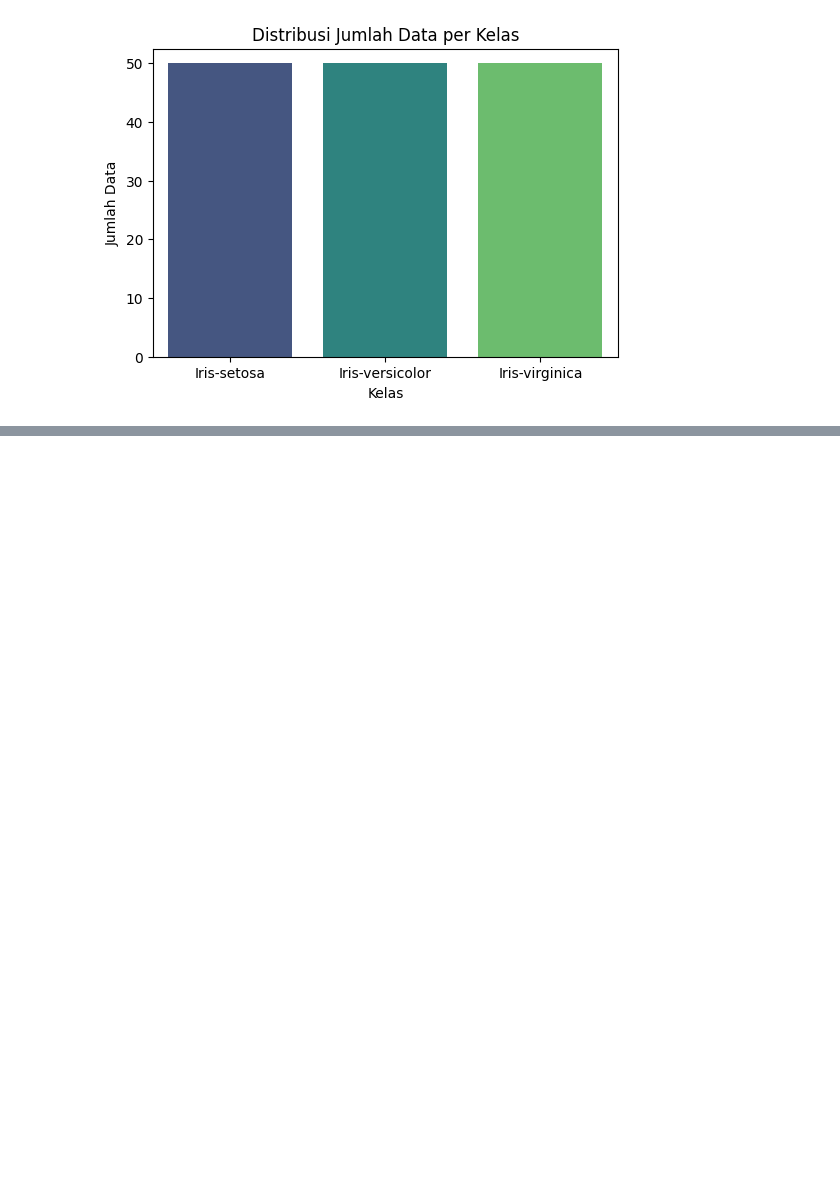
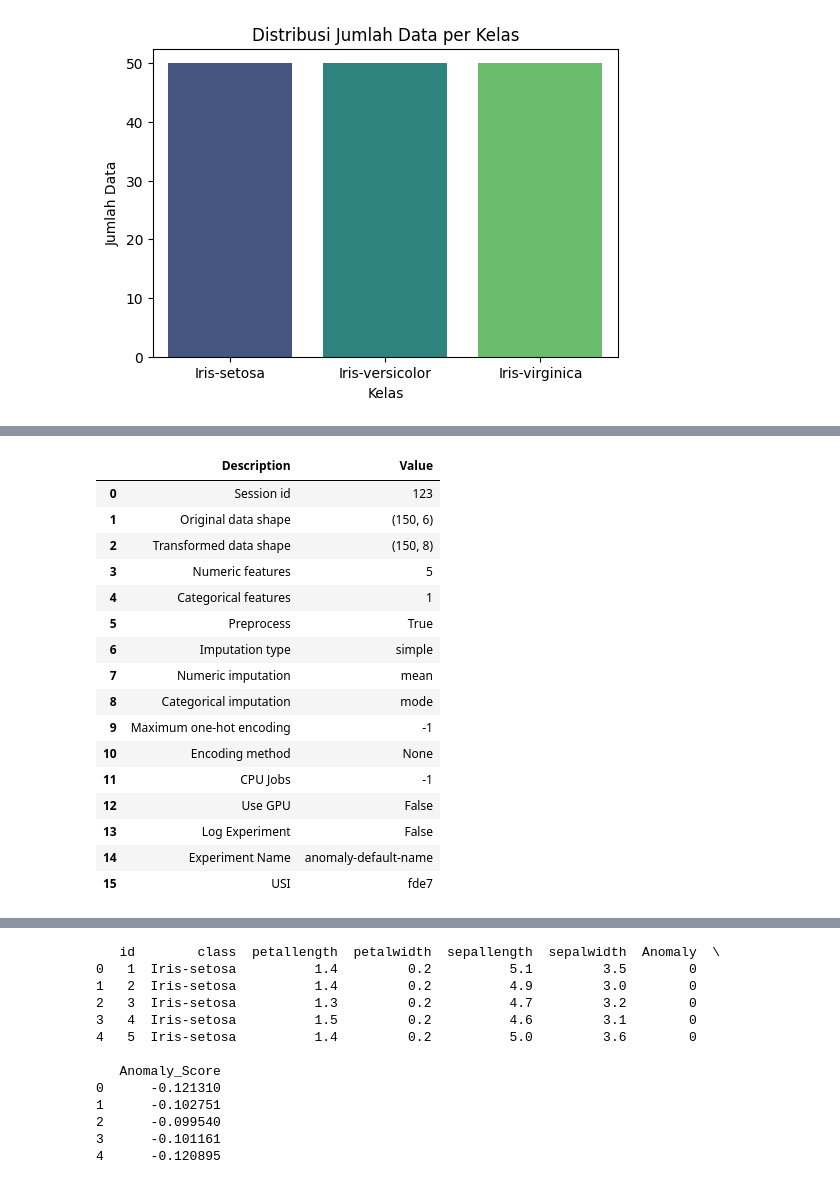
Before and after one commit to AqbilBarakaa/psd, a Jupyter notebook: psd/_build/jupyter_execute/DataUnderstanding.ipynb, the cells around one changed output, grey strips where cells are left out. Cells and saved outputs as stored; diff of their text form; code cells hidden in the pictures; blank space fills up the shorter version.

```diff
--- a/psd/_build/jupyter_execute/DataUnderstanding.ipynb
+++ b/psd/_build/jupyter_execute/DataUnderstanding.ipynb
@@ -357,0 +544,39 @@ Verifikasi kualitas data mencakup beberapa aspek, yaitu:
+# %%
+import pandas as pd
+from pycaret.anomaly import setup, create_model, assign_model
+
+# Load dataset (ganti nama file sesuai lokasi dataset kamu)
+dataset = pd.read_csv("data_gabungan_iris.csv")
+
+# Copy dataset
+data = dataset.copy()
+
+# Setup PyCaret
+process = setup(data, session_id=123)
+
+# Pilih model Isolation Forest
+model = create_model('iforest')
+
+# Assign hasil prediksi
+result = assign_model(model)
+
+# Lihat hasil
+print(result.head())
+# %% [output]
+|  | Description | Value |
+| 0 | Session id | 123 |
+| 1 | Original data shape | (150, 6) |
+| 2 | Transformed data shape | (150, 8) |
+| 3 | Numeric features | 5 |
+| 4 | Categorical features | 1 |
+| 5 | Preprocess | True |
+| 6 | Imputation type | simple |
+| 7 | Numeric imputation | mean |
+| 8 | Categorical imputation | mode |
+| 9 | Maximum one-hot encoding | -1 |
+| 10 | Encoding method | None |
+| 11 | CPU Jobs | -1 |
+| 12 | Use GPU | False |
+| 13 | Log Experiment | False |
+| 14 | Experiment Name | anomaly-default-name |
+| 15 | USI | fde7 |
@@ -357,0 +586,13 @@ Verifikasi kualitas data mencakup beberapa aspek, yaitu:
+   id        class  petallength  petalwidth  sepallength  sepalwidth  Anomaly  \
+0   1  Iris-setosa          1.4         0.2          5.1         3.5        0
+1   2  Iris-setosa          1.4         0.2          4.9         3.0        0
+2   3  Iris-setosa          1.3         0.2          4.7         3.2        0
+3   4  Iris-setosa          1.5         0.2          4.6         3.1        0
+4   5  Iris-setosa          1.4         0.2          5.0         3.6        0
+
+   Anomaly_Score
+0      -0.121310
+1      -0.102751
+2      -0.099540
+3      -0.101161
+4      -0.120895
```
Also changed, not shown: parts of 14 cells of this notebook, 42 other files.
